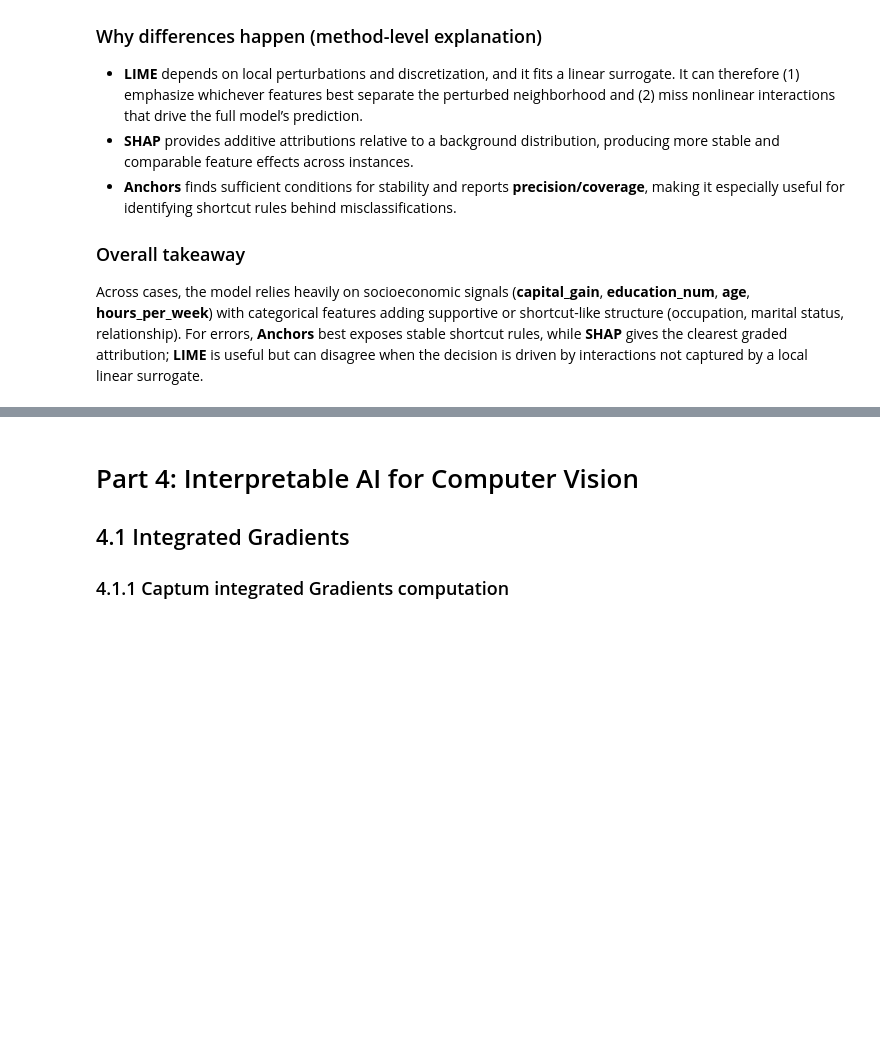
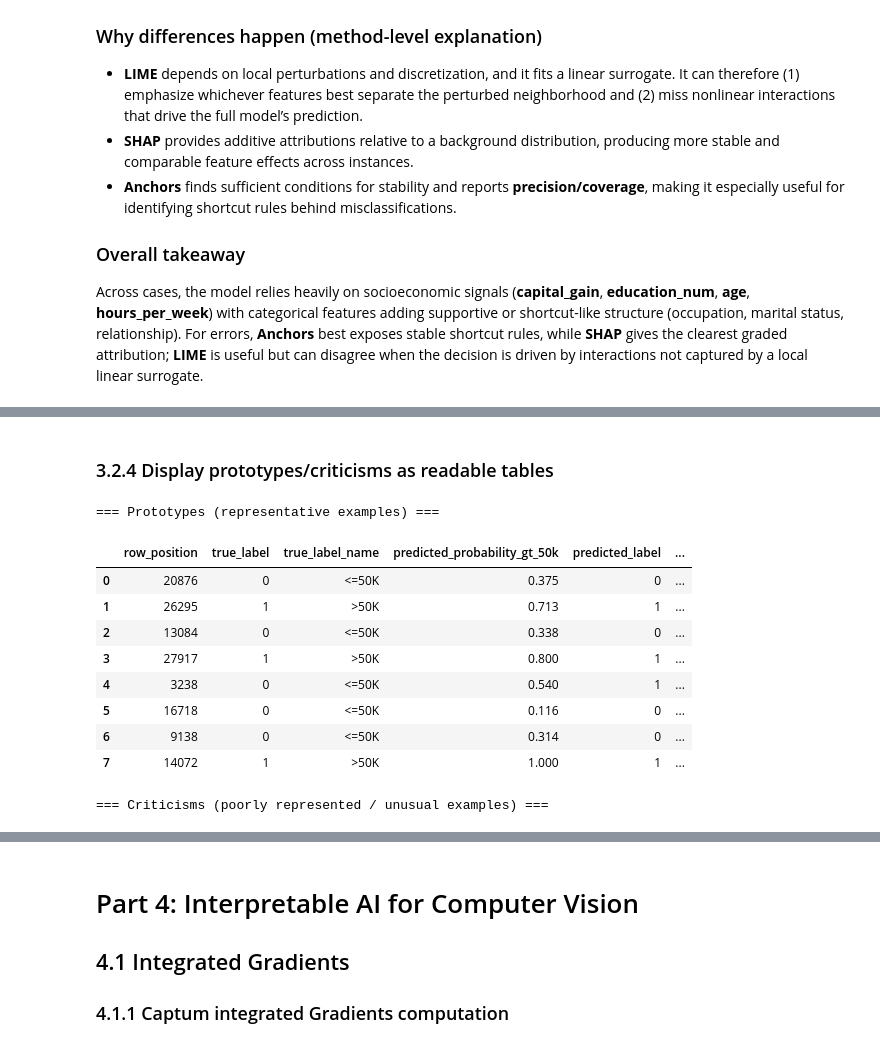
Before and after one commit to eddedomer/Interpertable-AI-for-Deep-Learning-Models, a Jupyter notebook: notebooks/Edvin_Sanfridsson_Love_Carlander_Strandäng.ipynb, the cells around one changed output, grey strips where cells are left out. Saved outputs shown, nothing was run; the diff lists cells and outputs as text; code cells hidden in the pictures; blank space fills up the shorter version.

```diff
--- a/notebooks/Edvin_Sanfridsson_Love_Carlander_Strandäng.ipynb
+++ b/notebooks/Edvin_Sanfridsson_Love_Carlander_Strandäng.ipynb
@@ -2131,0 +2177,80 @@ Across cases, the model relies heavily on socioeconomic signals (**capital_gain*
+# %% [markdown]
+### 3.2.4 Display prototypes/criticisms as readable tables
+# %%
+ADULT_CLASS_NAMES = ["<=50K", ">50K"]
+
+# Pick a small, human-readable set of columns to show (adjust if you want)
+columns_to_show_if_present = [
+    "age",
+    "education_num",
+    "marital_status",
+    "relationship",
+    "occupation",
+    "hours_per_week",
+    "capital_gain",
+    "capital_loss",
+    "sex",
+    "race",
+    "native_country",
+]
+
+columns_to_display = [col for col in columns_to_show_if_present if col in adult_train_df_reset.columns]
+if len(columns_to_display) == 0:
+    columns_to_display = list(adult_train_df_reset.columns)  # fallback
+
+
+def build_example_summary_table(
+    raw_features_dataframe: pd.DataFrame,
+    target_array: np.ndarray,
+    selected_positions: list[int],
+    prediction_function,
+    columns_to_display: list[str],
+) -> pd.DataFrame:
+    selected_rows = raw_features_dataframe.iloc[selected_positions][columns_to_display].copy()
+
+    predicted_probabilities = prediction_function(raw_features_dataframe.iloc[selected_positions])
+    predicted_labels = (predicted_probabilities >= 0.5).astype(int)
+
+    selected_rows.insert(0, "row_position", selected_positions)
+    selected_rows.insert(1, "true_label", [int(target_array[pos]) for pos in selected_positions])
+    selected_rows.insert(2, "true_label_name", [ADULT_CLASS_NAMES[int(target_array[pos])] for pos in selected_positions])
+    selected_rows.insert(3, "predicted_probability_gt_50k", np.round(predicted_probabilities, 3))
+    selected_rows.insert(4, "predicted_label", predicted_labels)
+    selected_rows.insert(5, "predicted_label_name", [ADULT_CLASS_NAMES[int(lbl)] for lbl in predicted_labels])
+
+    return selected_rows.reset_index(drop=True)
+
+
+prototype_summary_table = build_example_summary_table(
+    raw_features_dataframe=adult_train_df_reset,
+    target_array=y_train_array,
+    selected_positions=prototype_positions,
+    prediction_function=predict_adult_positive_probability,
+    columns_to_display=columns_to_display,
+)
+
+criticism_summary_table = build_example_summary_table(
+    raw_features_dataframe=adult_train_df_reset,
+    target_array=y_train_array,
+    selected_positions=criticism_positions,
+    prediction_function=predict_adult_positive_probability,
+    columns_to_display=columns_to_display,
+)
+
+print("=== Prototypes (representative examples) ===")
+display(prototype_summary_table)
+
+print("\n=== Criticisms (poorly represented / unusual examples) ===")
+display(criticism_summary_table)
+# %% [output]
+=== Prototypes (representative examples) ===
+|  | row_position | true_label | true_label_name | predicted_probability_gt_50k | predicted_label | ... |
+| 0 | 20876 | 0 | <=50K | 0.375 | 0 | ... |
+| 1 | 26295 | 1 | >50K | 0.713 | 1 | ... |
+| 2 | 13084 | 0 | <=50K | 0.338 | 0 | ... |
+| 3 | 27917 | 1 | >50K | 0.800 | 1 | ... |
+| 4 | 3238 | 0 | <=50K | 0.540 | 1 | ... |
+| 5 | 16718 | 0 | <=50K | 0.116 | 0 | ... |
+| 6 | 9138 | 0 | <=50K | 0.314 | 0 | ... |
+| 7 | 14072 | 1 | >50K | 1.000 | 1 | ... |
+=== Criticisms (poorly represented / unusual examples) ===
```
Also changed, not shown: parts of 12 cells of this notebook.
